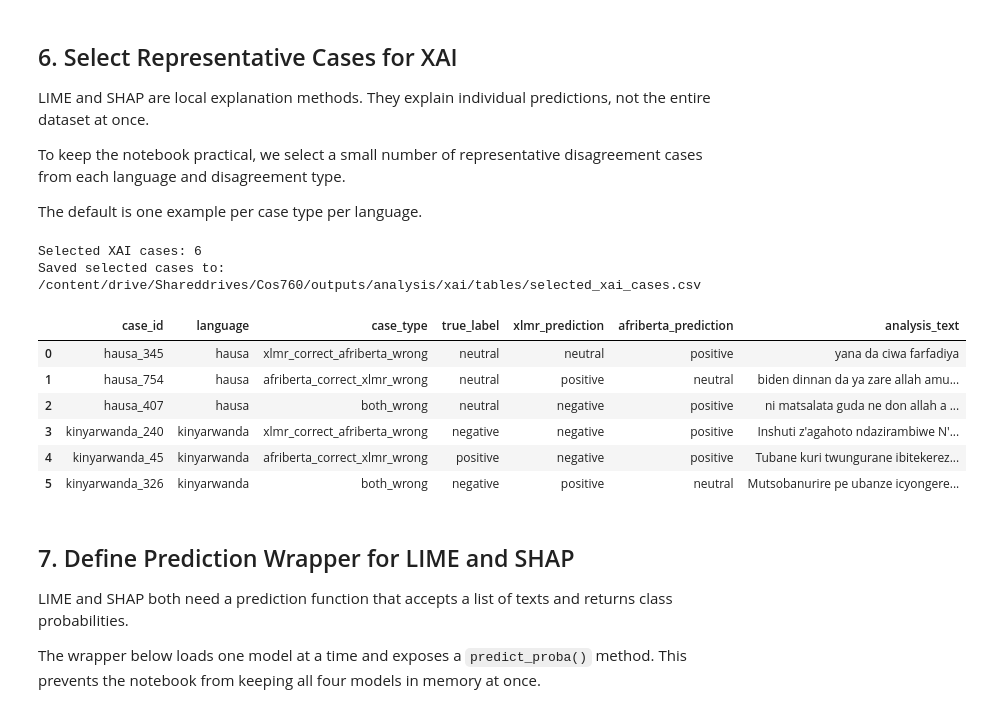
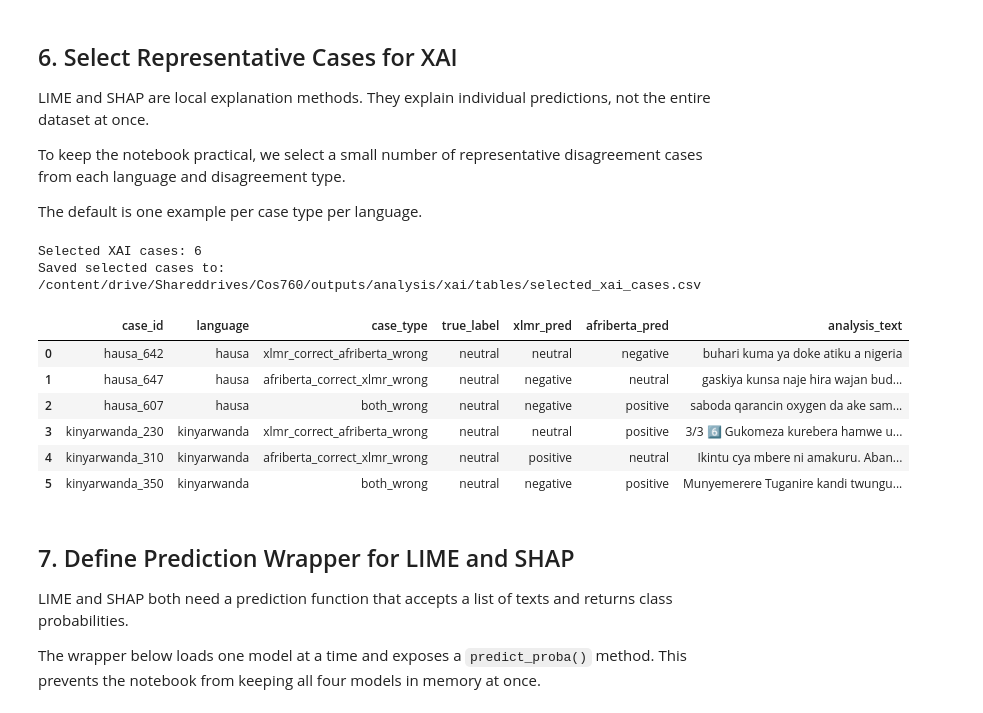
Before and after one commit to lukecn03/COS760-Project-Group23, a Jupyter notebook: 04_Analysis.ipynb, the cells around one changed output. Drawn from its saved outputs; the diff is of its cells as text; code cells hidden in the pictures.

```diff
--- a/04_Analysis.ipynb
+++ b/04_Analysis.ipynb
@@ -222,7 +276,7 @@ def load_disagreement_file(lang):
     df = pd.read_csv(path)
     text_col = find_text_column(df)
 
-    required_columns = ["true_label", "xlmr_prediction", "afriberta_prediction"]
+    required_columns = ["true_label", "xlmr_pred", "afriberta_pred"]
     missing_columns = [col for col in required_columns if col not in df.columns]
 
     if missing_columns:
@@ -237,11 +291,11 @@ def load_disagreement_file(lang):
     df["analysis_text"] = df[text_col].astype(str)
 
     df["true_label"] = df["true_label"].apply(normalise_label)
-    df["xlmr_prediction"] = df["xlmr_prediction"].apply(normalise_label)
-    df["afriberta_prediction"] = df["afriberta_prediction"].apply(normalise_label)
+    df["xlmr_pred"] = df["xlmr_pred"].apply(normalise_label)
+    df["afriberta_pred"] = df["afriberta_pred"].apply(normalise_label)
 
-    df["xlmr_correct"] = df["xlmr_prediction"] == df["true_label"]
-    df["afriberta_correct"] = df["afriberta_prediction"] == df["true_label"]
+    df["xlmr_correct"] = df["xlmr_pred"] == df["true_label"]
+    df["afriberta_correct"] = df["afriberta_pred"] == df["true_label"]
 
     conditions = [
         (df["xlmr_correct"] == True) & (df["afriberta_correct"] == False),
@@ -291,8 +345,8 @@ display(
             "case_id",
             "language",
             "true_label",
-            "xlmr_prediction",
-            "afriberta_prediction",
+            "xlmr_pred",
+            "afriberta_pred",
             "xlmr_correct",
             "afriberta_correct",
             "case_type",
@@ -385,42 +439,42 @@ for lang in LANGUAGES:
 
         selected_parts.append(
             subset.sample(
                 n=min(N_PER_BUCKET, len(subset)),
                 random_state=RANDOM_SEED
             )
         )
 
 selected_cases_df = pd.concat(selected_parts, ignore_index=True)
 
 selected_cases_path = os.path.join(TABLE_DIR, "selected_xai_cases.csv")
 selected_cases_df.to_csv(selected_cases_path, index=False)
 
 print("Selected XAI cases:", len(selected_cases_df))
 print("Saved selected cases to:", selected_cases_path)
 
 display(
     selected_cases_df[
         [
             "case_id",
             "language",
             "case_type",
             "true_label",
-            "xlmr_prediction",
-            "afriberta_prediction",
+            "xlmr_pred",
+            "afriberta_pred",
             "analysis_text"
         ]
     ]
 )
 # %% [output]
 Selected XAI cases: 6
 Saved selected cases to: /content/drive/Shareddrives/Cos760/outputs/analysis/xai/tables/selected_xai_cases.csv
-|  | case_id | language | case_type | true_label | xlmr_prediction | afriberta_prediction | analysis_text |
-| 0 | hausa_345 | hausa | xlmr_correct_afriberta_wrong | neutral | neutral | positive | yana da ciwa farfadiya |
-| 1 | hausa_754 | hausa | afriberta_correct_xlmr_wrong | neutral | positive | neutral | biden dinnan da ya zare allah amu... |
-| 2 | hausa_407 | hausa | both_wrong | neutral | negative | positive | ni matsalata guda ne don allah a ... |
-| 3 | kinyarwanda_240 | kinyarwanda | xlmr_correct_afriberta_wrong | negative | negative | positive | Inshuti z'agahoto ndazirambiwe N'... |
-| 4 | kinyarwanda_45 | kinyarwanda | afriberta_correct_xlmr_wrong | positive | negative | positive | Tubane kuri twungurane ibitekerez... |
-| 5 | kinyarwanda_326 | kinyarwanda | both_wrong | negative | positive | neutral | Mutsobanurire pe ubanze icyongere... |
+|  | case_id | language | case_type | true_label | xlmr_pred | afriberta_pred | analysis_text |
+| 0 | hausa_642 | hausa | xlmr_correct_afriberta_wrong | neutral | neutral | negative | buhari kuma ya doke atiku a nigeria |
+| 1 | hausa_647 | hausa | afriberta_correct_xlmr_wrong | neutral | negative | neutral | gaskiya kunsa naje hira wajan bud... |
+| 2 | hausa_607 | hausa | both_wrong | neutral | negative | positive | saboda qarancin oxygen da ake sam... |
+| 3 | kinyarwanda_230 | kinyarwanda | xlmr_correct_afriberta_wrong | neutral | neutral | positive | 3/3 6️⃣ Gukomeza kurebera hamwe u... |
+| 4 | kinyarwanda_310 | kinyarwanda | afriberta_correct_xlmr_wrong | neutral | positive | neutral | Ikintu cya mbere ni amakuru. Aban... |
+| 5 | kinyarwanda_350 | kinyarwanda | both_wrong | neutral | negative | positive | Munyemerere Tuganire kandi twungu... |
 # %% [markdown]
 ## 7. Define Prediction Wrapper for LIME and SHAP
 
```
Also changed, not shown: parts of 9 cells of this notebook, 4 other files.
